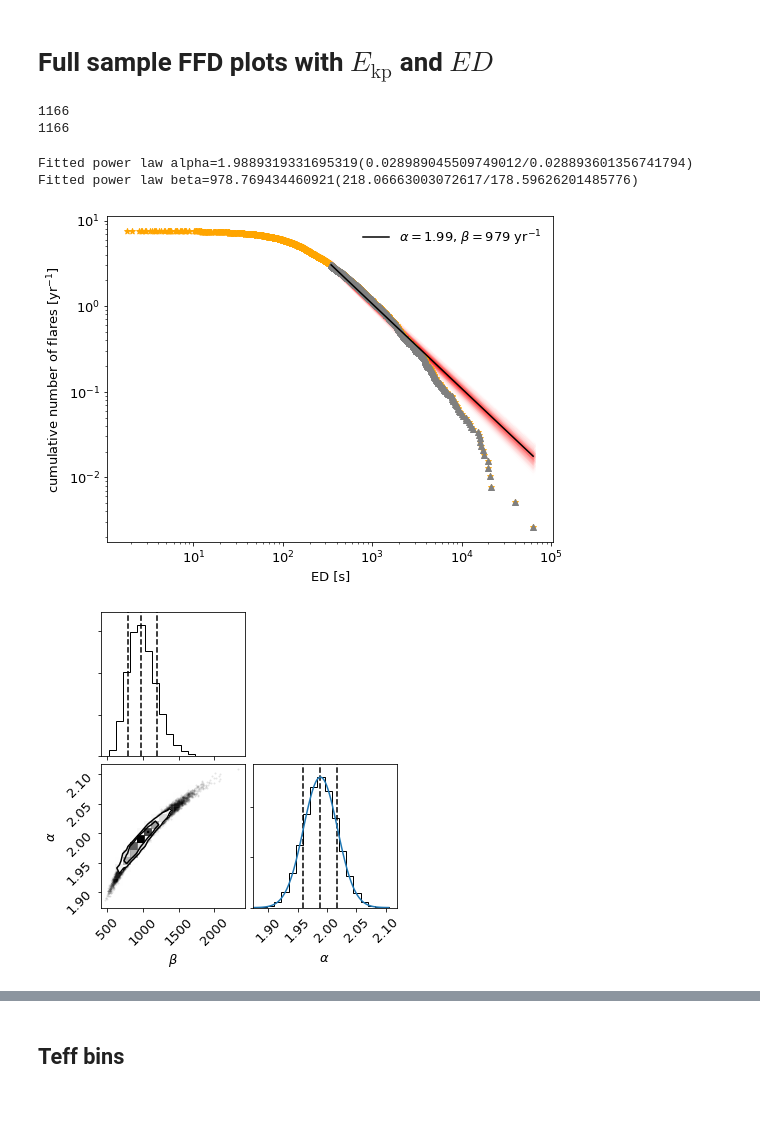
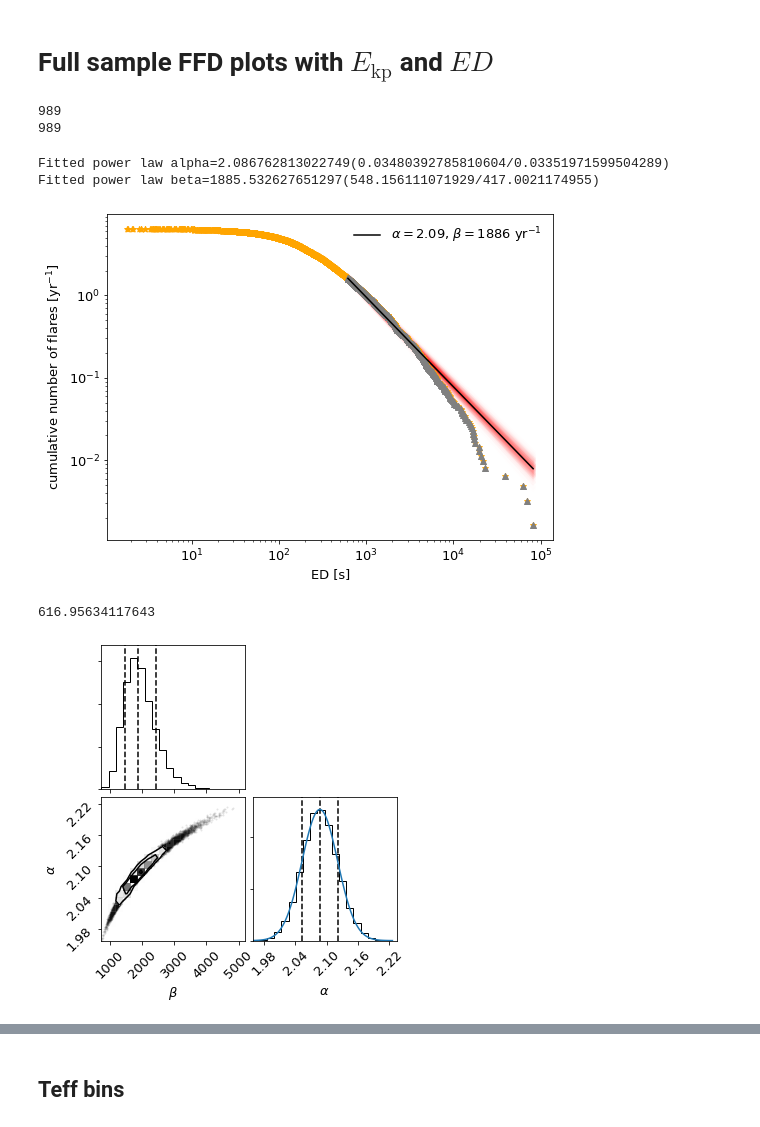
Before and after one commit to ekaterinailin/flares-in-clusters-with-k2-ii, a Jupyter notebook: VettingFlares/FFDs_Wheatland.ipynb, the cells around one changed output, grey strips where cells are left out. Cells and saved outputs as stored; diff of their text form; code cells hidden in the pictures.

```diff
--- a/VettingFlares/FFDs_Wheatland.ipynb
+++ b/VettingFlares/FFDs_Wheatland.ipynb
@@ -100,6 +100,8 @@ T.dropna(how="any").tail()
 resfullsample = {}
 # %%
 fig, ax =  plt.subplots(1, figsize=(8,6))
+
+hasflares = (df.real==1) & (df.todrop.isnull())
 ffd = FFD(f=df[hasflares], tot_obs_time=tobs, ID="EPIC")
 
 #---------- No correction ----------------
@@ -117,7 +119,7 @@ ed, freq, counts = ffd.ed_and_freq(energy_correction=False,
 #ax.scatter(ffd.ed, ffd.freq, marker="^", c="c", label="correcting for multiple stars in sample")
 
 cts = pd.Series(counts).value_counts()
-thresh = cts[cts==1].sort_index().index.min()
+thresh = cts[cts==1].sort_index().index.min() * 2.
 ed, freq, counts = ffd.ed_and_freq(energy_correction=False,
                             recovery_probability_correction=False,
                              multiple_stars=False)
@@ -161,8 +163,8 @@ resfullsample["istruncated"] = truncated
 plt.savefig(f"plots/{tstamp}_full_sample_ffd_ED_wheatland.png", dpi=300)
 plt.savefig(f"{paperdir}pics/FFDs/full_sample_ffd_ED_wheatland.png", dpi=300)
 # %% [output]
-1166
-1166
+989
+989
-Fitted power law alpha=1.9889319331695319(0.028989045509749012/0.028893601356741794)
-Fitted power law beta=978.769434460921(218.06663003072617/178.59626201485776)
+Fitted power law alpha=2.086762813022749(0.03480392785810604/0.03351971599504289)
+Fitted power law beta=1885.532627651297(548.156111071929/417.0021174955)
-[figure, old version]
+[figure, new version]
@@ -171,14 +171,18 @@ ispowerlaw
+# %%
+thresh
+# %% [output]
+616.95634117643
 # %%
 BFA.show_corner_plot(show_truths=False, show_titles=False)
 
 
 x = np.linspace(resfullsample["alpha"] - resfullsample["alpha_low_err"]*4,
                 resfullsample["alpha"] + resfullsample["alpha_up_err"]*4,100)
-plt.plot(x, 375*gaussian_prior(x, resfullsample["alpha"],
+plt.plot(x, 435*gaussian_prior(x, resfullsample["alpha"],
                             (resfullsample["alpha_up_err"] + resfullsample["alpha_low_err"]) / 2.))
 plt.savefig(f"plots/{tstamp}_full_ED_FFD_cornerplot.png", dpi=300)
 # %% [output]
-[figure, old version]
+[figure, new version]
 # %%
 def loglikelihood_gauss_wheatland_ed(theta, *args):
     '''Log likelihood to pass to BayesianFlaringAnalysis
```
Also changed, not shown: parts of 12 cells of this notebook, 3 other files.
